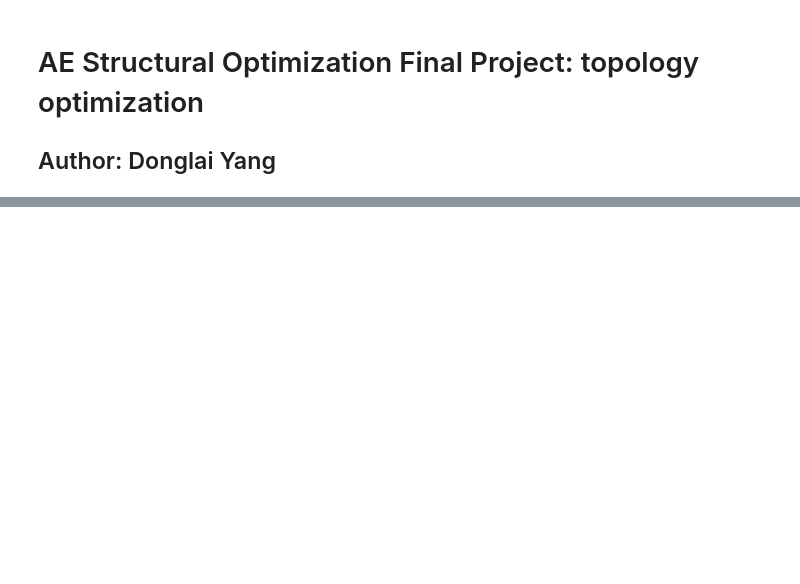
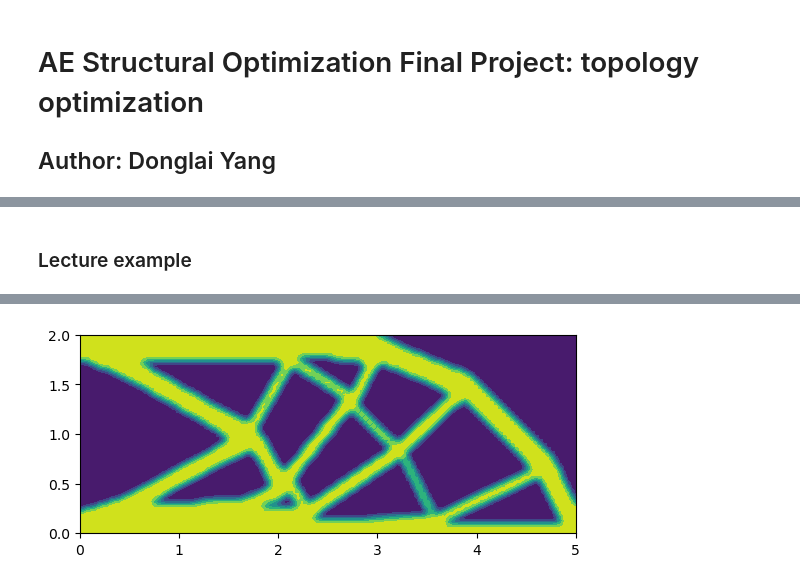
Before and after one commit to alastairyang/structural-topology-optimization, a Jupyter notebook: project-Donglai-Yang.ipynb, the cells around one changed output, grey strips where cells are left out. Cells and saved outputs as stored; diff of their text form; code cells hidden in the pictures; blank space fills up the shorter version.

```diff
--- a/project-Donglai-Yang.ipynb
+++ b/project-Donglai-Yang.ipynb
@@ -1074,4 +1391,65 @@ Number of nodes: 6426
+# %%
+# Now adding frequency constraint
+f_target = 1.0  # target frequency in Hz (physical)
+f_target_nondim = scaling.scale_frequency(f_target)
+print(f"Target frequency for constraint (nondim): {f_target_nondim}")
+opt = MassFreqConstrainedCompliance(ps, area_fraction * Lx_nondim * Ly_nondim, min_freq=f_target_nondim)
+
+lb = 1e-3 * np.ones(nnodes)
+ub = np.ones(nnodes)
+x_init = area_fraction * np.ones(nnodes)
+
+opt.check_gradient(x_init)
+
+mma = MMA(nnodes, 2, x_init, lb, ub, opt.obj_con, opt.obj_con_grad)
+
+total_iter = 50
+for i in range(total_iter):
+    mma.update()
+    print(f"Iteration {i+1}/{total_iter} completed")
+# %% [markdown]
+### Lecture example
 # %%
+
+# Set the dimensions of the design domain
+Lx = 5.0
+Ly = 2.0
+nx = 125
+ny = 50
+
+# Set the filter radius
+r0 = 2 * (Lx / nx)
+
+# Set the number of elements and nodes
+nelems = nx * ny
+nnodes = (nx + 1) * (ny + 1)
+
+# Set locations x/y locations along each edge and node numbers
+x = np.linspace(0, Lx, nx + 1)
+y = np.linspace(0, Ly, ny + 1)
+nodes = np.arange(0, (nx + 1) * (ny + 1)).reshape((nx + 1, ny + 1))
+
+# Set the node locations
+X = np.zeros((nnodes, 2))
+for j in range(ny + 1):
+    for i in range(nx + 1):
+        X[nodes[i, j], 0] = x[i]
+        X[nodes[i, j], 1] = y[j]
+
+# Set the connectivity
+conn = np.zeros((nelems, 4), dtype=int)
+for j in range(ny):
+    for i in range(nx):
+        conn[i + j * nx, 0] = nodes[i, j]
+        conn[i + j * nx, 1] = nodes[i + 1, j]
+        conn[i + j * nx, 2] = nodes[i + 1, j + 1]
+        conn[i + j * nx, 3] = nodes[i, j + 1]
+
+# Set boundary conditions for the finite-element problem
+bcs = {}
+for j in range(ny):
+    bcs[nodes[0, j]] = [0, 1]
+
 # Set the load
 P = 1.0
 forces = {}
@@ -1085,7 +1463,7 @@ ps = PlaneStress(conn, X, bcs, forces, fltr=fltr)
 
 # Create the optimization object
 area_fraction = 0.4
-opt = MassFreqConstrainedCompliance(ps, area_fraction * Lx * Ly, min_freq=50.0)
+opt = MassConstrainedCompliance(ps, area_fraction * Lx * Ly)
 
 lb = 1e-3 * np.ones(nnodes)
 ub = np.ones(nnodes)
@@ -1093,11 +1471,13 @@ x_init = area_fraction * np.ones(nnodes)
 
 opt.check_gradient(x_init)
 
-# mma = MMA(nnodes, 1, x_init, lb, ub, opt.obj_con, opt.obj_con_grad)
+mma = MMA(nnodes, 1, x_init, lb, ub, opt.obj_con, opt.obj_con_grad)
 
-# for i in range(50):
-#     mma.update()
+total_iter = 50
+for i in range(total_iter):
+    mma.update()
+    print(f"Iteration {i+1}/{total_iter} completed")
 
-# fltr.plot(fltr.apply(mma.x))
-# plt.show()
+fltr.plot(fltr.apply_filter(mma.x))
+plt.show()
 # %% [output]
@@ -1114,0 +1501 @@ Finite-difference:   0.00062686212 Answer:     -0.19965551 Relative err:      -3
+[figure, added]
```
Also changed, not shown: parts of 6 cells of this notebook.
